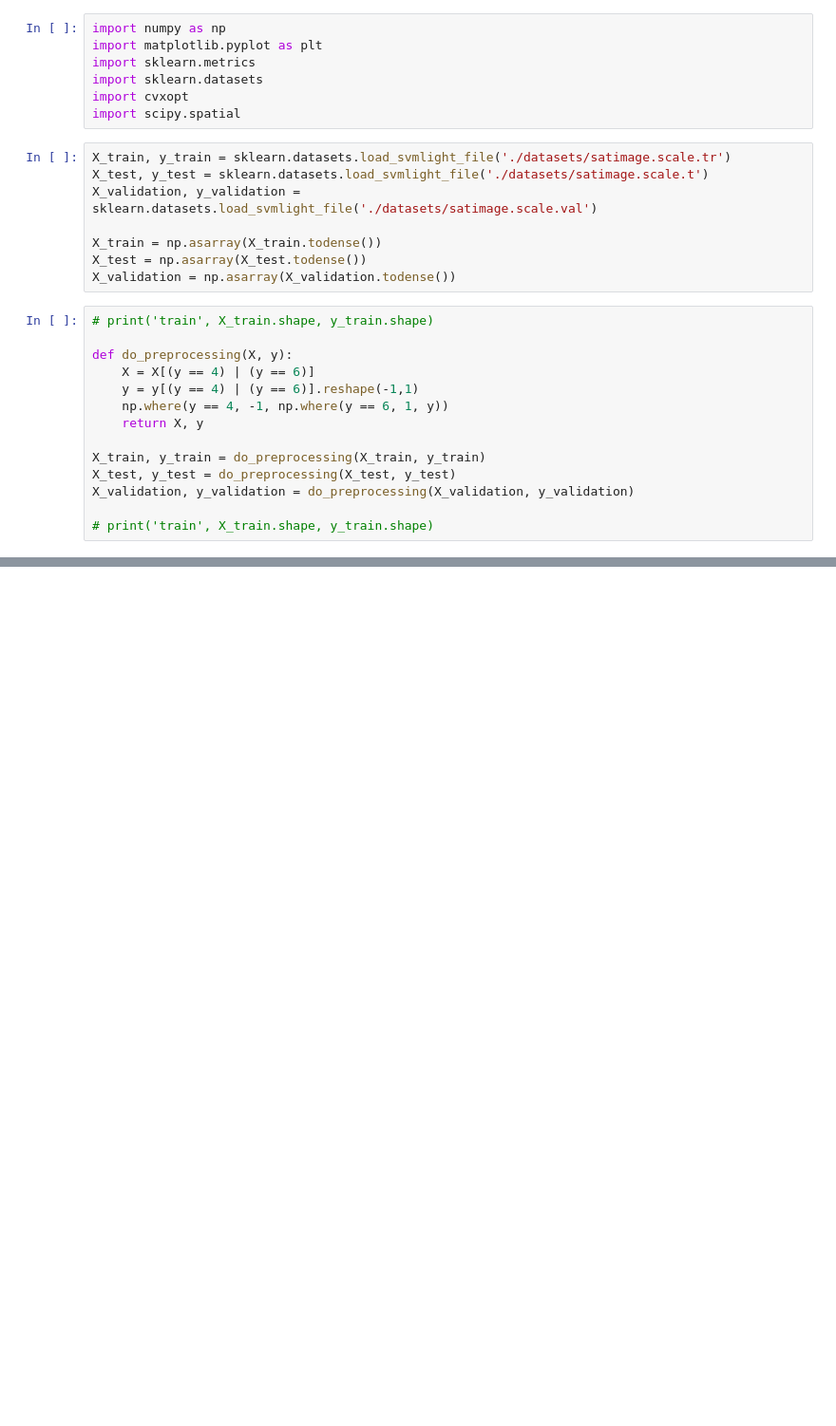
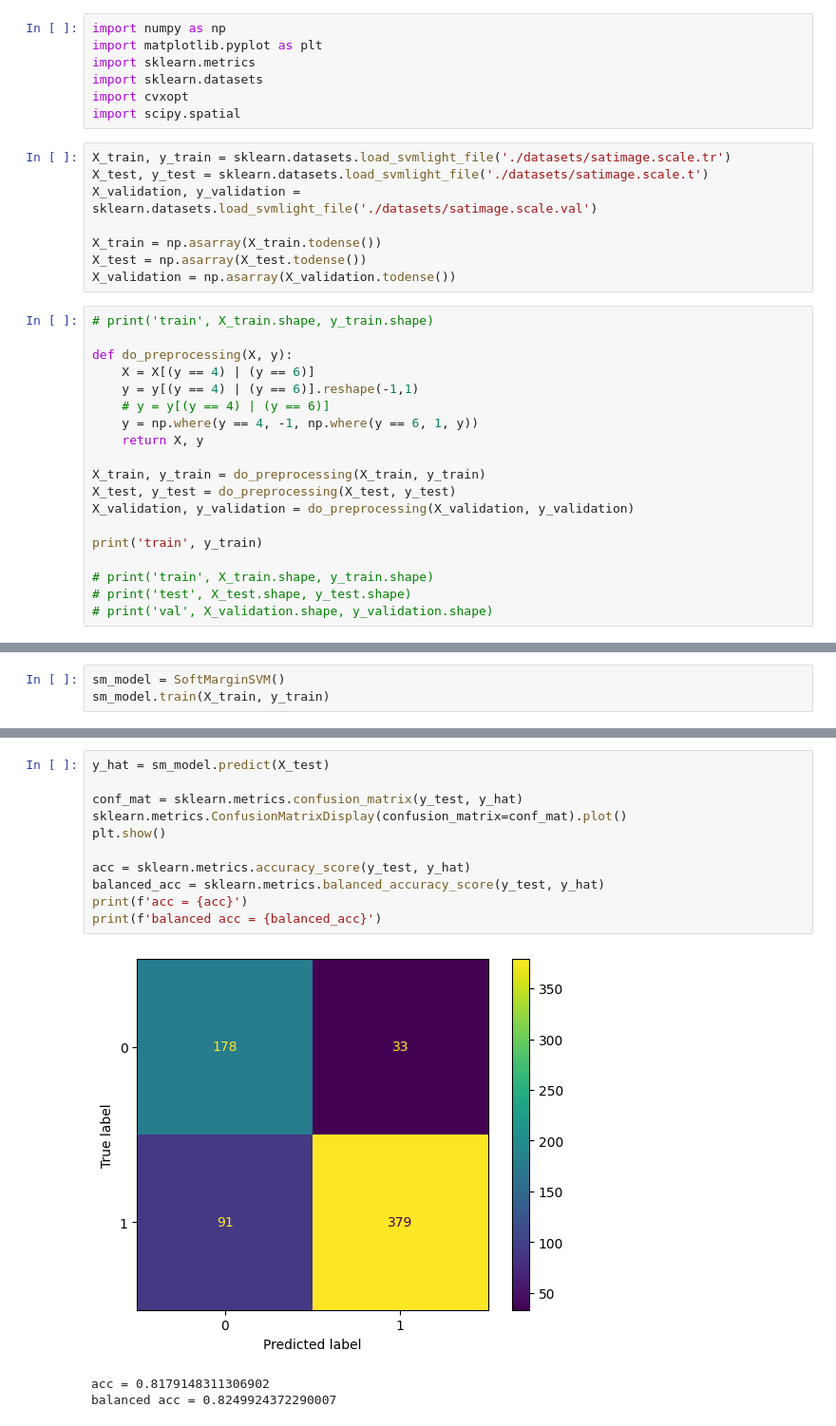
Before and after one commit to sehbeygi79/Soft-SVM, a Jupyter notebook: soft-svm.ipynb, the cells around one changed output, grey strips where cells are left out. Shown at 95% size. Cells and saved outputs as stored; diff of their text form; blank space fills up the shorter version.

Commit message:
soft-margin SVM added

```diff
--- a/soft-svm.ipynb
+++ b/soft-svm.ipynb
@@ -19,11 +19,16 @@ X_validation = np.asarray(X_validation.todense())
 def do_preprocessing(X, y):
     X = X[(y == 4) | (y == 6)]
     y = y[(y == 4) | (y == 6)].reshape(-1,1)
-    np.where(y == 4, -1, np.where(y == 6, 1, y))
+    # y = y[(y == 4) | (y == 6)]
+    y = np.where(y == 4, -1, np.where(y == 6, 1, y))
     return X, y
 
 X_train, y_train = do_preprocessing(X_train, y_train)
 X_test, y_test = do_preprocessing(X_test, y_test)
 X_validation, y_validation = do_preprocessing(X_validation, y_validation)
 
+print('train', y_train)
+
 # print('train', X_train.shape, y_train.shape)
+# print('test', X_test.shape, y_test.shape)
+# print('val', X_validation.shape, y_validation.shape)
@@ -31,0 +89,3 @@ X_validation, y_validation = do_preprocessing(X_validation, y_validation)
+# %%
+sm_model = SoftMarginSVM()
+sm_model.train(X_train, y_train)
@@ -31,0 +108,15 @@ X_validation, y_validation = do_preprocessing(X_validation, y_validation)
+# %%
+y_hat = sm_model.predict(X_test)
+
+conf_mat = sklearn.metrics.confusion_matrix(y_test, y_hat)
+sklearn.metrics.ConfusionMatrixDisplay(confusion_matrix=conf_mat).plot()
+plt.show()
+
+acc = sklearn.metrics.accuracy_score(y_test, y_hat)
+balanced_acc = sklearn.metrics.balanced_accuracy_score(y_test, y_hat)
+print(f'acc = {acc}')
+print(f'balanced acc = {balanced_acc}')
+# %% [output]
+[figure, added]
+acc = 0.8179148311306902
+balanced acc = 0.8249924372290007
```
Also changed, not shown: parts of 4 cells of this notebook.
